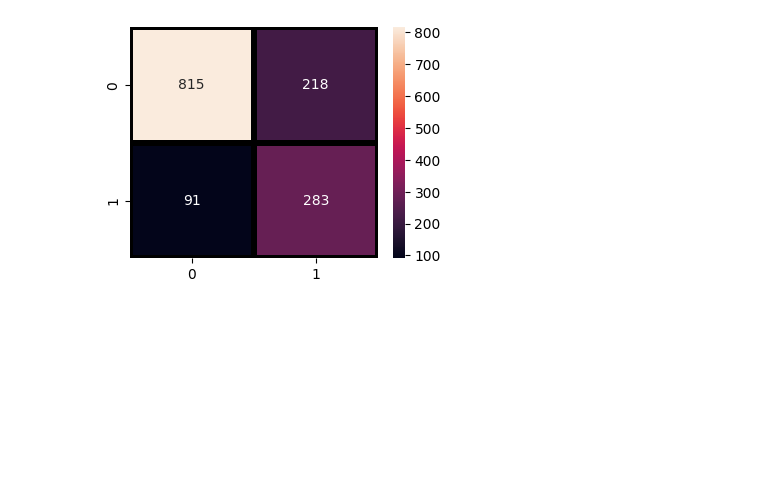
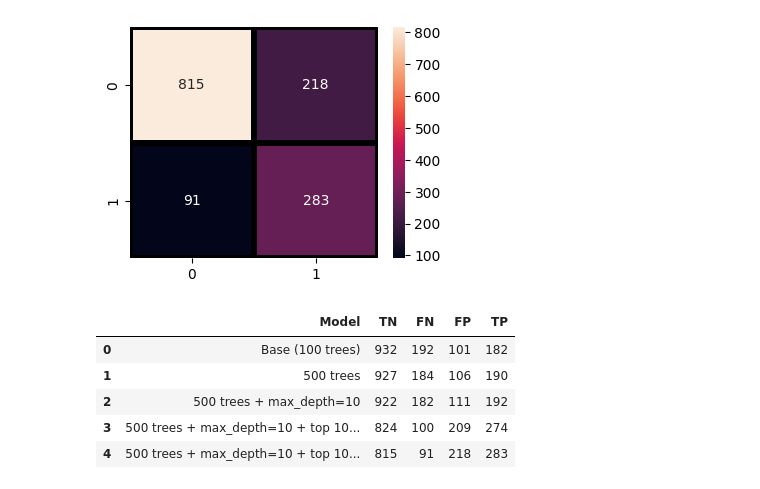
Before and after one commit to ngocmai141106/AI66B_group_9, a Jupyter notebook: code/upgrade_forest.ipynb, the cells around one changed output. Saved outputs shown, nothing was run; the diff lists cells and outputs as text; code cells hidden in the pictures; blank space fills up the shorter version.

```diff
--- a/code/upgrade_forest.ipynb
+++ b/code/upgrade_forest.ipynb
@@ -299,3 +299,50 @@ Hyperparameters tuning:
    macro avg       0.73      0.77      0.74      1407
 weighted avg       0.81      0.78      0.79      1407
 [figure]
+# %%
+#bảng tổng kết theo ý da ua
+data = {
+    "Model": [
+        "Base (100 trees)",
+        "500 trees",
+        "500 trees + max_depth=10",
+        "500 trees + max_depth=10 + top 10 features",
+        "500 trees + max_depth=10 + top 10 features + hyperparameter tuning"
+    ],
+    "TN": [932, 927, 922, 824, 815],
+    "FN": [192, 184, 182, 100, 91],
+    "FP": [101, 106, 111, 209, 218],
+    "TP": [182, 190, 192, 274, 283]
+}
+
+df_results = pd.DataFrame(data)
+
+styled_results = (
+    df_results.style
+    .background_gradient(cmap="Blues")
+    .set_properties(**{"text-align": "center"})
+    .set_table_styles([
+        {"selector": "th", "props": [
+            ("border", "1px solid black"),
+            ("text-align", "center"),
+            ("padding", "6px")
+        ]},
+        {"selector": "td", "props": [
+            ("border", "1px solid black"),
+            ("text-align", "center"),
+            ("padding", "6px")
+        ]},
+        {"selector": "table", "props": [
+            ("border-collapse", "collapse")
+        ]}
+    ])
+)
+
+styled_results
+# %% [output]
+|  | Model | TN | FN | FP | TP |
+| 0 | Base (100 trees) | 932 | 192 | 101 | 182 |
+| 1 | 500 trees | 927 | 184 | 106 | 190 |
+| 2 | 500 trees + max_depth=10 | 922 | 182 | 111 | 192 |
+| 3 | 500 trees + max_depth=10 + top 10... | 824 | 100 | 209 | 274 |
+| 4 | 500 trees + max_depth=10 + top 10... | 815 | 91 | 218 | 283 |
```
